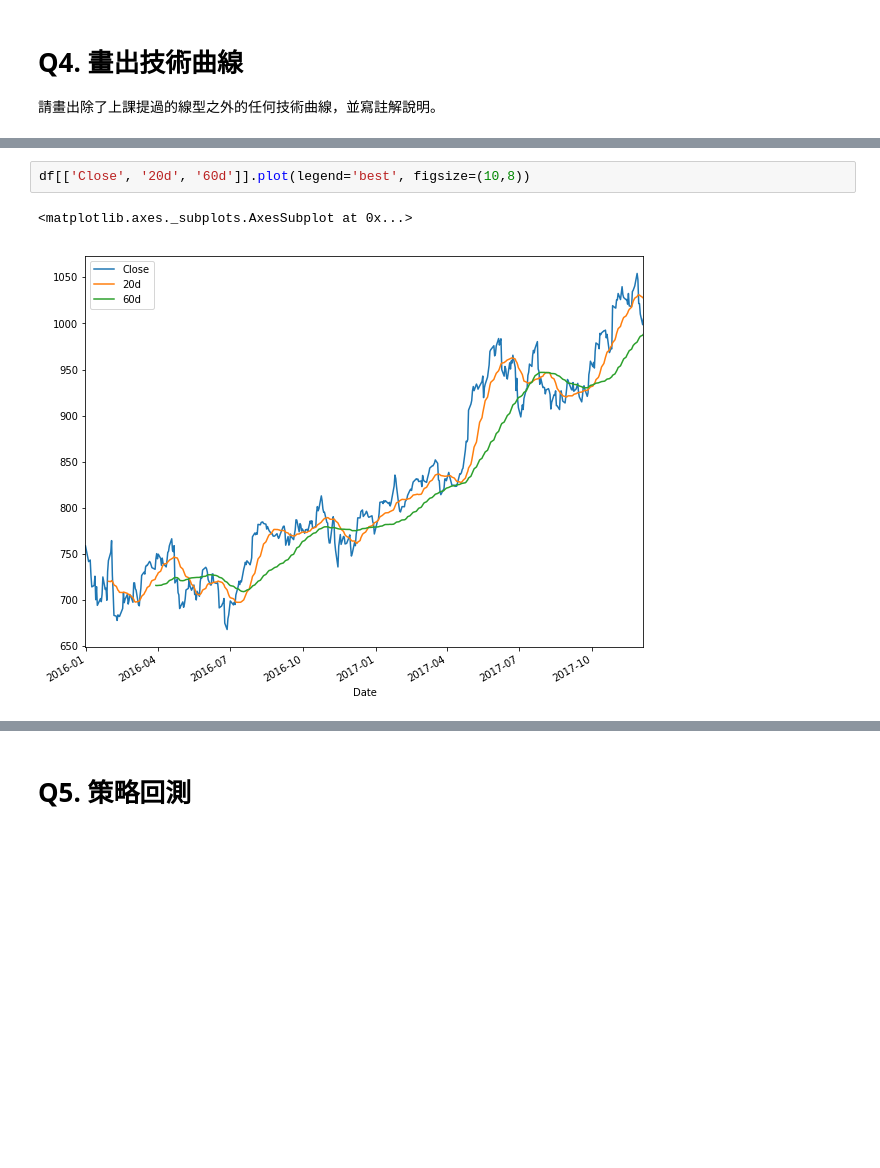
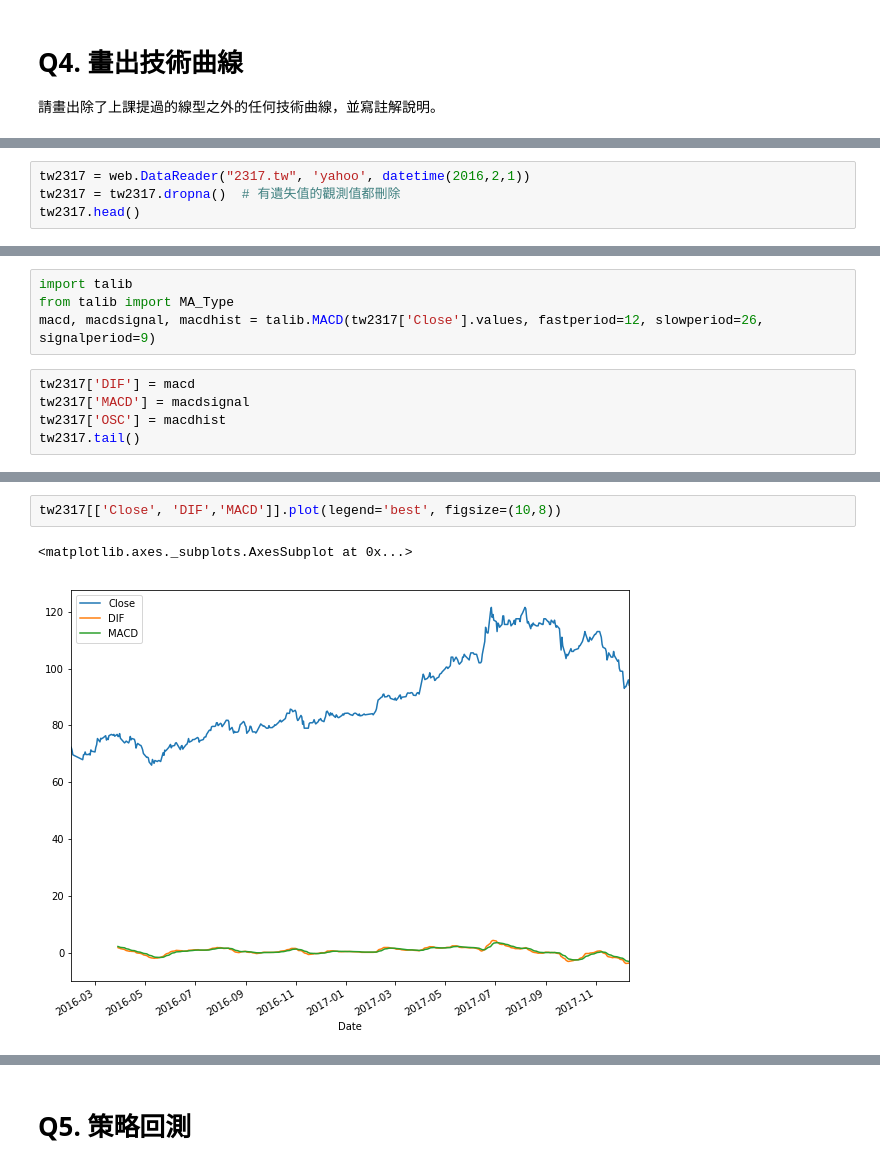
Before and after one commit to tungp03/2016FM617, a Jupyter notebook: midterm/Midterm.ipynb, the cells around one changed output, grey strips where cells are left out. Cells and saved outputs as stored; diff of their text form; blank space fills up the shorter version.

```diff
--- a/midterm/Midterm.ipynb
+++ b/midterm/Midterm.ipynb
@@ -147,0 +142,4 @@ df['60d'] = pd.Series.rolling(df['Close'], window=60).mean()
+# %%
+tw2317 = web.DataReader("2317.tw", 'yahoo', datetime(2016,2,1))
+tw2317 = tw2317.dropna()  # 有遺失值的觀測值都刪除
+tw2317.head()
@@ -147,0 +154,9 @@ df['60d'] = pd.Series.rolling(df['Close'], window=60).mean()
+# %%
+import talib
+from talib import MA_Type
+macd, macdsignal, macdhist = talib.MACD(tw2317['Close'].values, fastperiod=12, slowperiod=26, signalperiod=9)
+# %%
+tw2317['DIF'] = macd
+tw2317['MACD'] = macdsignal
+tw2317['OSC'] = macdhist
+tw2317.tail()
@@ -148,5 +171,5 @@ df['60d'] = pd.Series.rolling(df['Close'], window=60).mean()
 # %%
-df[['Close', '20d', '60d']].plot(legend='best', figsize=(10,8))
+tw2317[['Close', 'DIF','MACD']].plot(legend='best', figsize=(10,8))
 # %% [output]
 <matplotlib.axes._subplots.AxesSubplot at 0x...>
-[figure, old version]
+[figure, new version]
```
Also changed, not shown: parts of 5 cells of this notebook.
